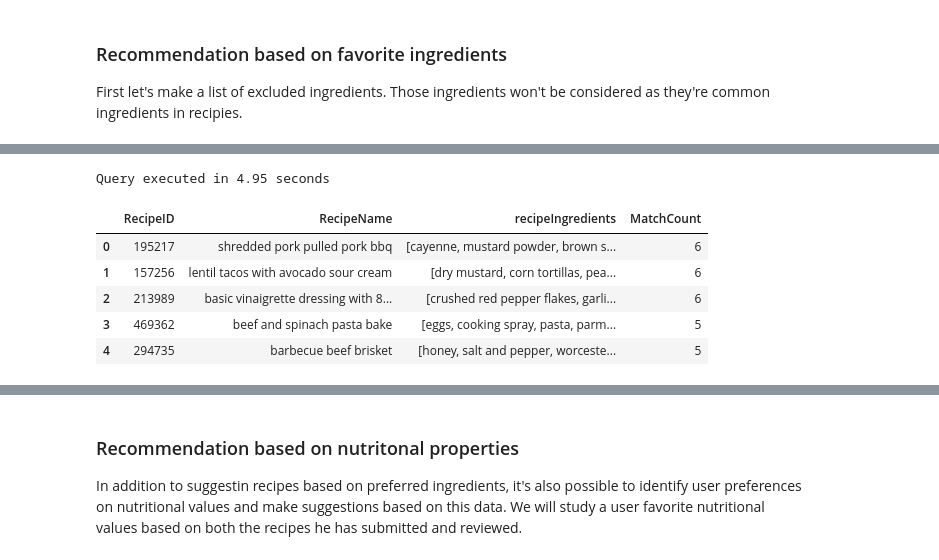
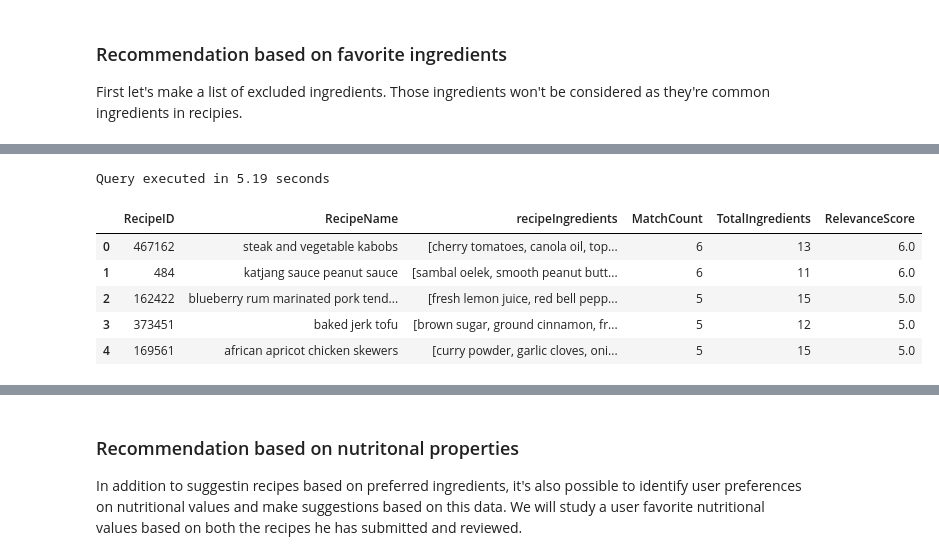
Before and after one commit to luigi-ga/GRec, a Jupyter notebook: graph_recommendation.ipynb, the cells around one changed output, grey strips where cells are left out. Saved outputs shown, nothing was run; the diff lists cells and outputs as text; code cells hidden in the pictures.

```diff
--- a/graph_recommendation.ipynb
+++ b/graph_recommendation.ipynb
@@ -341,36 +341,39 @@ Query executed in 0.51 seconds
 # %%
 start_time = time.time()
 
 # Suggest recipes based on user's favorites ingredients
 favIngrRec = gds.run_cypher('''
     MATCH (r:Recipe)-[:WITH_INGREDIENTS]->(i:Ingredient)
     WHERE NOT r.id IN $reviewedRecipes
     WITH r, COLLECT(i.name) AS recipeIngredients
     WHERE ANY(ingredient IN recipeIngredients WHERE ingredient IN $favIngreds)
-    RETURN r.id as RecipeID, r.name AS RecipeName, recipeIngredients, SIZE([ingredient IN recipeIngredients WHERE ingredient IN $favIngreds]) AS MatchCount
-    ORDER BY MatchCount DESC
+    RETURN r.id AS RecipeID, r.name AS RecipeName, recipeIngredients,
+        SIZE([ingredient IN recipeIngredients WHERE ingredient IN $favIngreds]) AS MatchCount,
+        SIZE(recipeIngredients) AS TotalIngredients,
+        toFloat(SIZE([ingredient IN recipeIngredients WHERE ingredient IN $favIngreds])) / SIZE(recipeIngredients) * SIZE(recipeIngredients) AS RelevanceScore
+    ORDER BY RelevanceScore DESC
     LIMIT $limit
     ''', params={
         'limit': n_sugestions,
         'reviewedRecipes': reviewed_recipes,
         'favIngreds': favorite_ingredients,
         'excluded_ingr': excluded_ingr})
 
 end_time = time.time()
 
 # Print execution time
 print(f'\nQuery executed in {end_time-start_time:.2f} seconds')
 
 # Save suggested recipes
 suggestedRec = list(favIngrRec['RecipeID'])
 
 # Show result
 favIngrRec
 # %% [output]
-Query executed in 4.95 seconds
+Query executed in 5.19 seconds
-|  | RecipeID | RecipeName | recipeIngredients | MatchCount |
-| 0 | 195217 | shredded pork pulled pork bbq | [cayenne, mustard powder, brown s... | 6 |
-| 1 | 157256 | lentil tacos with avocado sour cream | [dry mustard, corn tortillas, pea... | 6 |
-| 2 | 213989 | basic vinaigrette dressing with 8... | [crushed red pepper flakes, garli... | 6 |
-| 3 | 469362 | beef and spinach pasta bake | [eggs, cooking spray, pasta, parm... | 5 |
-| 4 | 294735 | barbecue beef brisket | [honey, salt and pepper, worceste... | 5 |
+|  | RecipeID | RecipeName | recipeIngredients | MatchCount | TotalIngredients | RelevanceScore |
+| 0 | 467162 | steak and vegetable kabobs | [cherry tomatoes, canola oil, top... | 6 | 13 | 6.0 |
+| 1 | 484 | katjang sauce peanut sauce | [sambal oelek, smooth peanut butt... | 6 | 11 | 6.0 |
+| 2 | 162422 | blueberry rum marinated pork tend... | [fresh lemon juice, red bell pepp... | 5 | 15 | 5.0 |
+| 3 | 373451 | baked jerk tofu | [brown sugar, ground cinnamon, fr... | 5 | 12 | 5.0 |
+| 4 | 169561 | african apricot chicken skewers | [curry powder, garlic cloves, oni... | 5 | 15 | 5.0 |
```
Also changed, not shown: parts of 20 cells of this notebook.
